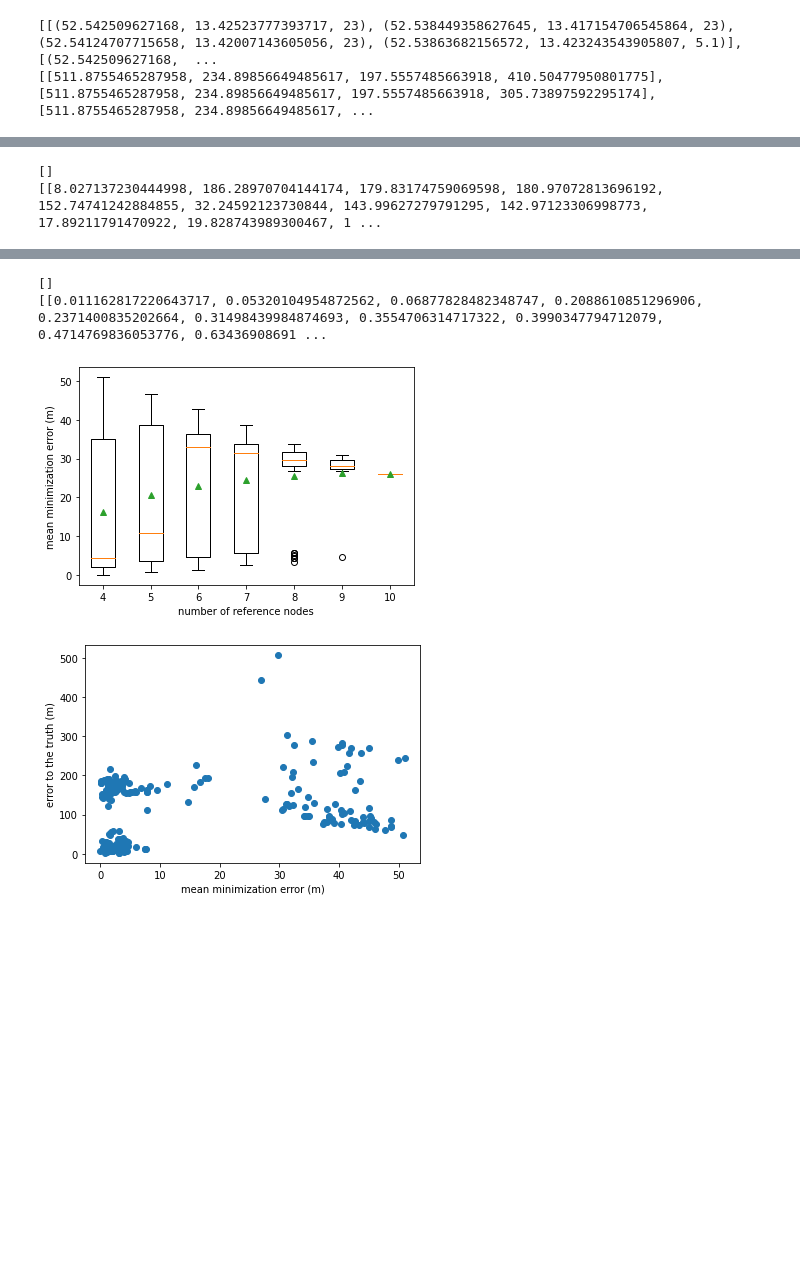
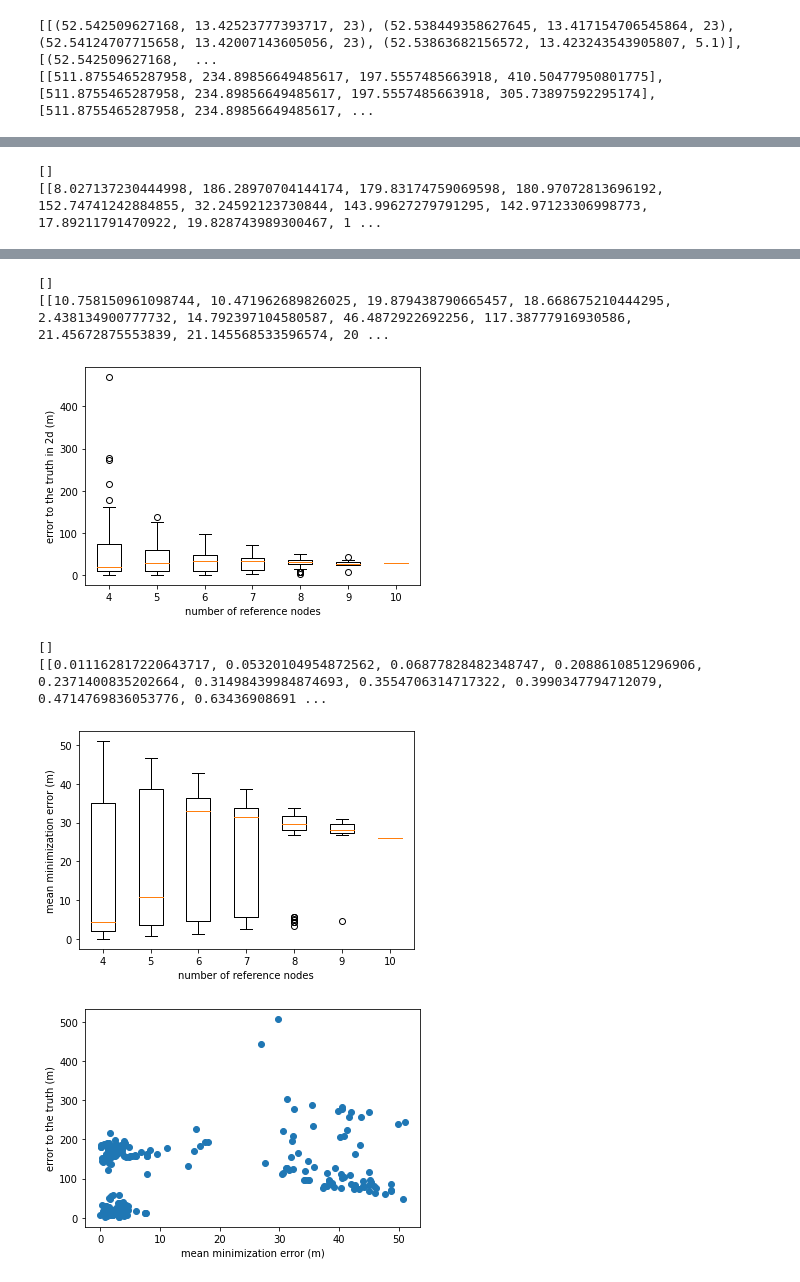
Before and after one commit to kazuyahirotsu/LoRaPos, a Jupyter notebook: simulation/flora_simulation/scripts/multilateration_omnet.ipynb, the cells around one changed output, grey strips where cells are left out. Cells and saved outputs as stored; diff of their text form; code cells hidden in the pictures; blank space fills up the shorter version.

Commit message:
added 2d error to the truth

```diff
--- a/simulation/flora_simulation/scripts/multilateration_omnet.ipynb
+++ b/simulation/flora_simulation/scripts/multilateration_omnet.ipynb
@@ -56,6 +56,19 @@ R = 6371000 # radius of the earth in meters
 def to_cartesian(lat, lon, alt):
     x, y, z = pyproj.Transformer.from_crs(4979, 4978, always_xy=True).transform(lon, lat, alt)
     return x, y, z
+
+# # Convert GPS coordinates to Cartesian coordinates
+def to_cartesian_2d(lat, lon):
+    # Calculate UTM zone from longitude
+    zone = int((lon + 180) / 6) + 1
+    # Determine if the point is in the Northern or Southern hemisphere
+    hemisphere = 'north' if lat >= 0 else 'south'
+
+    # define the coordinate systems
+    transformer = pyproj.Transformer.from_crs("epsg:4326", f"epsg:326{zone if lat >= 0 else zone + 100}")
+
+    x, y = transformer.transform(lat, lon)
+    return x, y
 
 # Convert Cartesian coordinates to GPS coordinates
 def to_gps(x, y, z):
@@ -92,8 +105,8 @@ xyz_receiver_estimated = result.x
 receiver_location_estimated = to_gps(*xyz_receiver_estimated)
 
 print('Receiver location:', receiver_location_estimated)
-print('error to the truth', np.linalg.norm(to_cartesian(*answer_location)-xyz_receiver_estimated))
-
+print('error to the truth in 3d', np.linalg.norm(to_cartesian(*answer_location)-xyz_receiver_estimated))
+print('error to the truth in 2d', np.linalg.norm(np.array(to_cartesian_2d(*answer_location[:2])) - np.array(to_cartesian_2d(*receiver_location_estimated[:2]))))
 
 # Plot the sources and the estimated location of the receiver
 fig = plt.figure()
@@ -146,7 +159,7 @@ plt.show()
 import folium
 
 # Plot the sources and the estimated location of the receiver on a 2D map
-m = folium.Map(location=receiver_location_estimated[:2], zoom_start=18, max_zoom=20)
+m = folium.Map(location=receiver_location_estimated[:2], zoom_start=17, max_zoom=20)
 
 # Plot the sources
 for i in range(len(source_locations)):
@@ -260,7 +274,8 @@ for i in range(len(d_iter)):
     xyz_receiver_estimated_list.append(xyz_receiver_estimated)
 
     error_answer = np.linalg.norm(to_cartesian(*answer_location)-xyz_receiver_estimated)
-    error_answer_minimization.append([np.mean(errors_array[-1]), error_answer, len(distance), np.std(errors_array[-1])])
+    error_answer_2d = np.linalg.norm(np.array(to_cartesian_2d(*answer_location[:2])) - np.array(to_cartesian_2d(*receiver_location_estimated[:2])))
+    error_answer_minimization.append([np.mean(errors_array[-1]), error_answer, len(distance), np.std(errors_array[-1]), error_answer_2d])
 
     # Convert the estimated Cartesian coordinates of the receiver back to GPS coordinates
     receiver_location_estimated = to_gps(*xyz_receiver_estimated)
@@ -343,10 +358,23 @@ print(error_answer_reference_boxplot[0])
 for i in range(len(error_answer_minimization)):
     error_answer_reference_boxplot[error_answer_minimization[i][2]-4].append(error_answer_minimization[i][1])
 print(error_answer_reference_boxplot)
-plt.boxplot(error_answer_reference_boxplot[:7], showmeans=True)
+plt.boxplot(error_answer_reference_boxplot[:7])
 plt.xticks([i for i in range(1,8)],[i for i in range(4,11)])
 plt.xlabel("number of reference nodes")
-plt.ylabel("error to the truth (m)")
+plt.ylabel("error to the truth in 3d (m)")
+plt.show()
+
+plt.figure(facecolor="white")
+error_answer_reference_boxplot = [[] for _ in range(20)]
+print(error_answer_reference_boxplot[0])
+
+for i in range(len(error_answer_minimization)):
+    error_answer_reference_boxplot[error_answer_minimization[i][2]-4].append(error_answer_minimization[i][4])
+print(error_answer_reference_boxplot)
+plt.boxplot(error_answer_reference_boxplot[:7])
+plt.xticks([i for i in range(1,8)],[i for i in range(4,11)])
+plt.xlabel("number of reference nodes")
+plt.ylabel("error to the truth in 2d (m)")
 plt.show()
 
 plt.figure(facecolor="white")
@@ -356,7 +384,7 @@ print(error_answer_reference_boxplot[0])
 for i in range(len(error_answer_minimization)):
     error_answer_reference_boxplot[error_answer_minimization[i][2]-4].append(error_answer_minimization[i][0])
 print(error_answer_reference_boxplot)
-plt.boxplot(error_answer_reference_boxplot[:7], showmeans=True)
+plt.boxplot(error_answer_reference_boxplot[:7])
 plt.xticks([i for i in range(1,8)],[i for i in range(4,11)])
 plt.xlabel("number of reference nodes")
 plt.ylabel("mean minimization error (m)")
@@ -378,7 +406,10 @@ plt.show()
 []
-[[0.011162817220643717, 0.05320104954872562, 0.06877828482348747, 0.2088610851296906, 0.2371400835202664, 0.31498439984874693, 0.3554706314717322, 0.3990347794712079, 0.4714769836053776, 0.63436908691 ...
+[[10.758150961098744, 10.471962689826025, 19.879438790665457, 18.668675210444295, 2.438134900777732, 14.792397104580587, 46.4872922692256, 117.38777916930586, 21.45672875553839, 21.145568533596574, 20 ...
-[figure, old version]
+[figure, new version]
+[]
+[[0.011162817220643717, 0.05320104954872562, 0.06877828482348747, 0.2088610851296906, 0.2371400835202664, 0.31498439984874693, 0.3554706314717322, 0.3990347794712079, 0.4714769836053776, 0.63436908691 ...
-[figure, old version]
+[figure, new version]
+[figure, added]
 # %%
 error_answer_minimization[-1]
 # %% [output]
```
Also changed, not shown: parts of 4 cells of this notebook, 1 other file.
